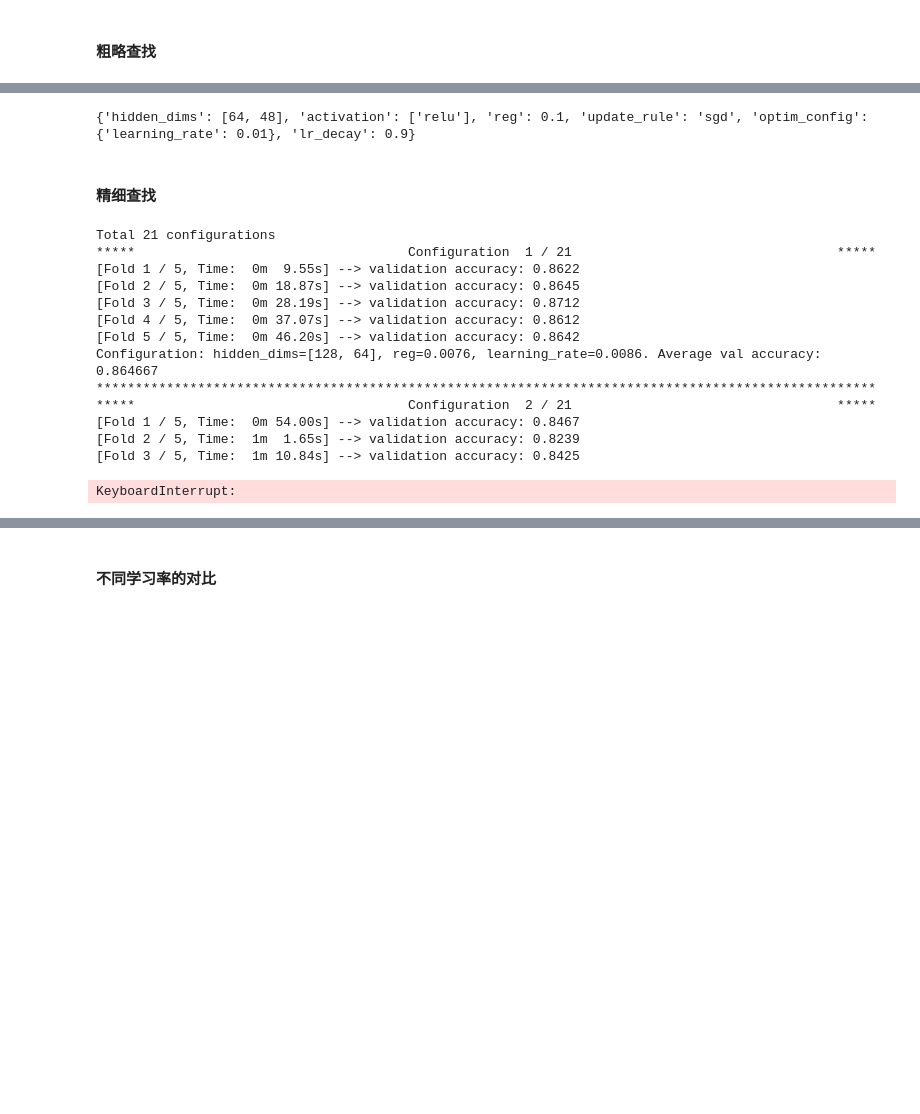
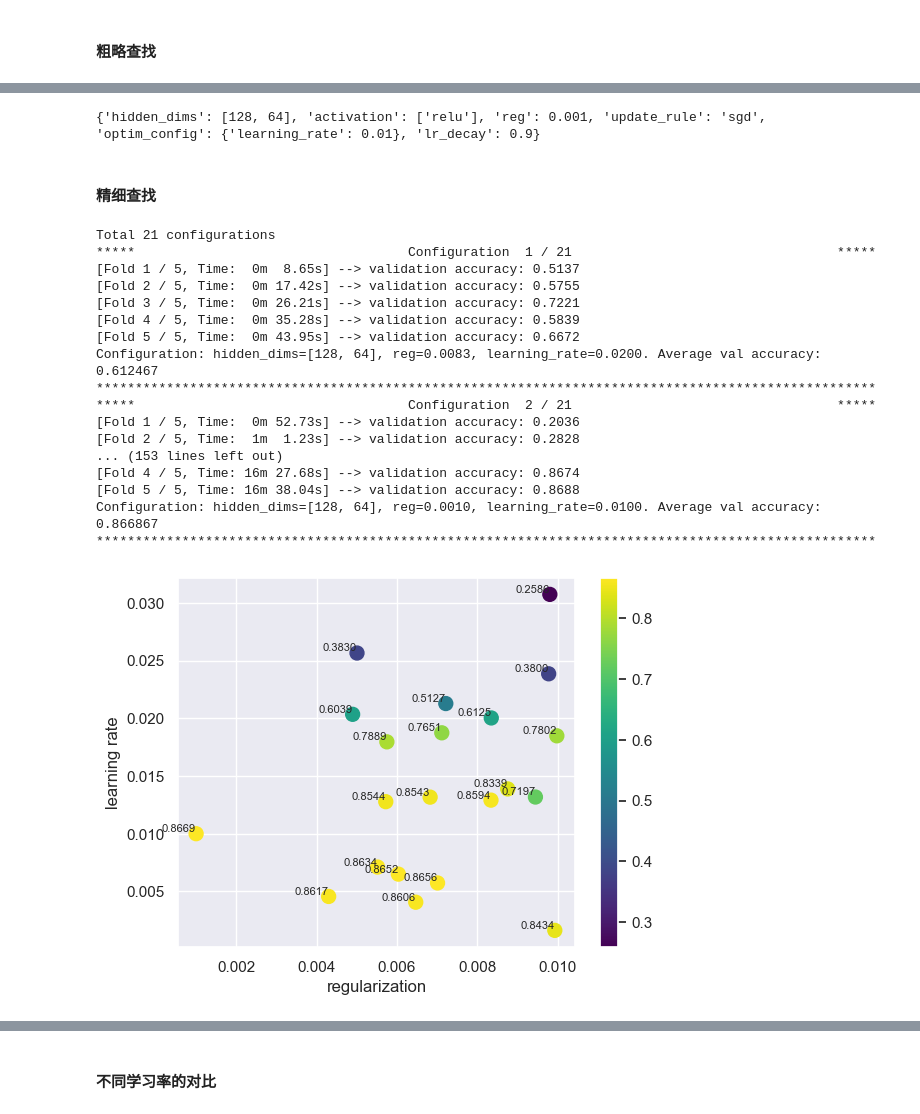
Before and after one commit to mango7789/Computer-Vision-DATA130051, a Jupyter notebook: 作业一/main.ipynb, the cells around one changed output, grey strips where cells are left out. Drawn from its saved outputs; the diff is of its cells as text; code cells hidden in the pictures; blank space fills up the shorter version.

```diff
--- a/作业一/main.ipynb
+++ b/作业一/main.ipynb
@@ -294,53 +260,56 @@ tune_acc = [0.6629,
 # %%
-tune_best_params = {
-    'hidden_dims': [64, 48],
-    'activation': ['relu'],
-    'reg': 0.001,
-    'update_rule': 'sgd',
-    'optim_config': {'learning_rate': 0.01},
-    'lr_decay': 0.9
-}
+print(tune_best_params)
+# tune_best_params = {
+#     'hidden_dims': [128, 64],
+#     'activation': ['relu'],
+#     'reg': 0.001,
+#     'update_rule': 'sgd',
+#     'optim_config': {'learning_rate': 0.01},
+#     'lr_decay': 0.9
+# }
 # %% [output]
-{'hidden_dims': [64, 48], 'activation': ['relu'], 'reg': 0.1, 'update_rule': 'sgd', 'optim_config': {'learning_rate': 0.01}, 'lr_decay': 0.9}
+{'hidden_dims': [128, 64], 'activation': ['relu'], 'reg': 0.001, 'update_rule': 'sgd', 'optim_config': {'learning_rate': 0.01}, 'lr_decay': 0.9}
 # %% [markdown]
 #### 精细查找
 # %%
 np.random.seed(425)
 
 random_search_samples = 20
 hidden_dims = [128, 64]
-reg = np.power(10, np.random.uniform(-2.5, -2, random_search_samples)).tolist()
-learning_rate = np.power(10, np.random.uniform(-3, -1.5, random_search_samples)).tolist()
+reg = np.random.uniform(10 ** -2.5, 10 ** -2, random_search_samples).tolist()
+learning_rate = np.random.uniform(10 ** -3, 10 **-1.5, random_search_samples).tolist()
 # also include the best parameters find above
 reg.append(tune_best_params['reg'])
 learning_rate.append(tune_best_params['optim_config']['learning_rate'])
 
 fine_tune_params = [[hidden_dims, rg, lr] for rg, lr in zip(reg, learning_rate)]
 
 fine_tune_acc, fine_tune_best_params = cross_validation(fine_tune_params)
 
 # plot the result
 plt.scatter(reg, learning_rate, c=fine_tune_acc, cmap='viridis', s=100)
 plt.xlabel('regularization')
 plt.ylabel('learning rate')
-plt.xscale('log')
-plt.yscale('log')
 for i, acc in enumerate(fine_tune_acc):
-    plt.text(reg[i], learning_rate[i], f'{acc:.4f}', ha='center', va='bottom')
+    plt.text(reg[i], learning_rate[i], f'{acc:.4f}', ha='right', va='bottom', fontsize=8)
 plt.colorbar()
 plt.show()
 # %% [output]
 Total 21 configurations
 *****                                   Configuration  1 / 21                                  *****
-[Fold 1 / 5, Time:  0m  9.55s] --> validation accuracy: 0.8622
-[Fold 2 / 5, Time:  0m 18.87s] --> validation accuracy: 0.8645
-[Fold 3 / 5, Time:  0m 28.19s] --> validation accuracy: 0.8712
-[Fold 4 / 5, Time:  0m 37.07s] --> validation accuracy: 0.8612
-[Fold 5 / 5, Time:  0m 46.20s] --> validation accuracy: 0.8642
-Configuration: hidden_dims=[128, 64], reg=0.0076, learning_rate=0.0086. Average val accuracy: 0.864667
+[Fold 1 / 5, Time:  0m  8.65s] --> validation accuracy: 0.5137
+[Fold 2 / 5, Time:  0m 17.42s] --> validation accuracy: 0.5755
+[Fold 3 / 5, Time:  0m 26.21s] --> validation accuracy: 0.7221
+[Fold 4 / 5, Time:  0m 35.28s] --> validation accuracy: 0.5839
+[Fold 5 / 5, Time:  0m 43.95s] --> validation accuracy: 0.6672
+Configuration: hidden_dims=[128, 64], reg=0.0083, learning_rate=0.0200. Average val accuracy: 0.612467
 ****************************************************************************************************
 *****                                   Configuration  2 / 21                                  *****
-[Fold 1 / 5, Time:  0m 54.00s] --> validation accuracy: 0.8467
-[Fold 2 / 5, Time:  1m  1.65s] --> validation accuracy: 0.8239
-[Fold 3 / 5, Time:  1m 10.84s] --> validation accuracy: 0.8425
+[Fold 1 / 5, Time:  0m 52.73s] --> validation accuracy: 0.2036
+[Fold 2 / 5, Time:  1m  1.23s] --> validation accuracy: 0.2828
+... (153 lines left out)
+[Fold 4 / 5, Time: 16m 27.68s] --> validation accuracy: 0.8674
+[Fold 5 / 5, Time: 16m 38.04s] --> validation accuracy: 0.8688
+Configuration: hidden_dims=[128, 64], reg=0.0010, learning_rate=0.0100. Average val accuracy: 0.866867
+****************************************************************************************************
-KeyboardInterrupt:
+[figure, added]
```
Also changed, not shown: parts of 12 cells of this notebook, 8 other files.
